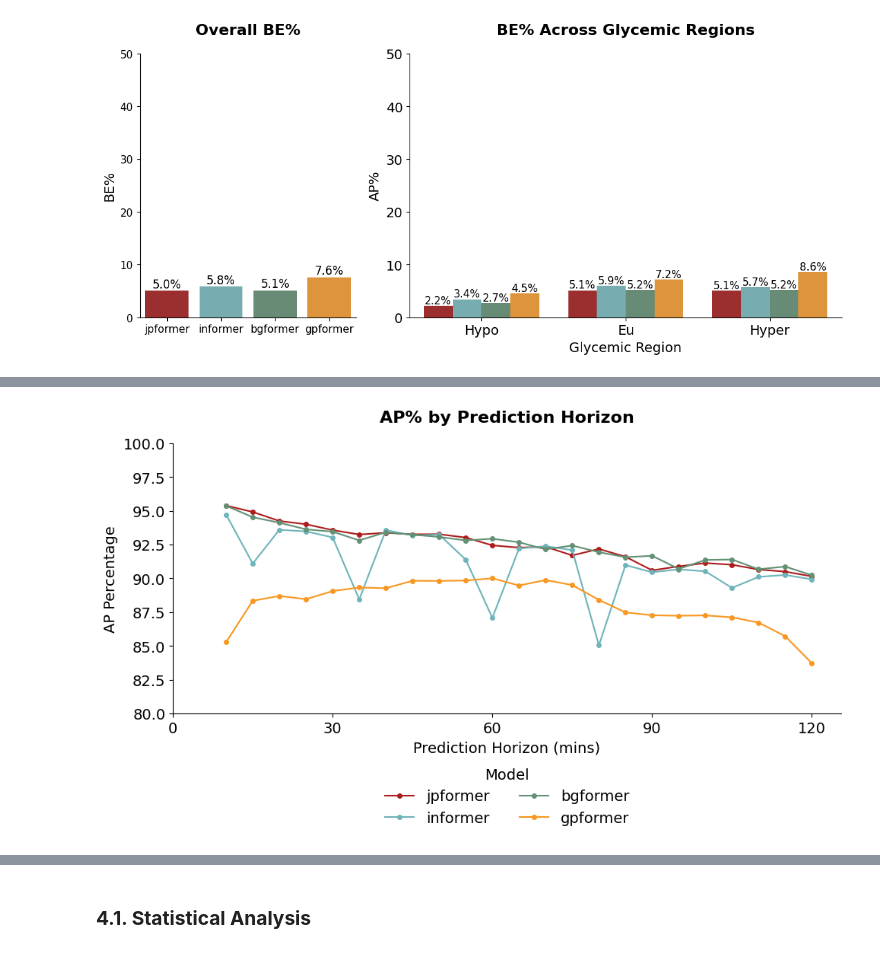
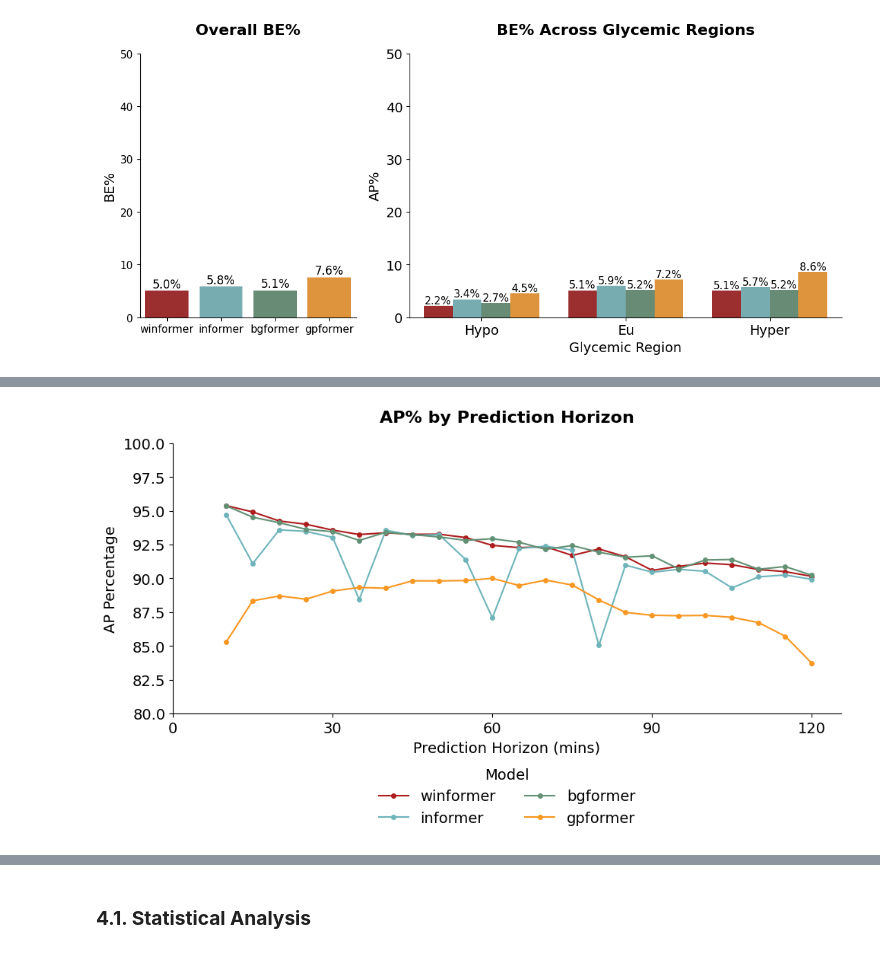
Before and after one commit to JosephPassant/Informer-Blood-Glucose-Prediction, a Jupyter notebook: evaluation/population_model_evaluation/evaluation_of_base_models_ohio_test_set.ipynb, the cells around one changed output, grey strips where cells are left out. Saved outputs shown, nothing was run; the diff lists cells and outputs as text; code cells hidden in the pictures.

```diff
--- a/evaluation/population_model_evaluation/evaluation_of_base_models_ohio_test_set.ipynb
+++ b/evaluation/population_model_evaluation/evaluation_of_base_models_ohio_test_set.ipynb
@@ -345,8 +347,8 @@ for region in regions:
     })
 
     # Process each model
-    for model, df in zip(['jpformer', 'informer', 'bgformer', 'gpformer'],
-                        [jpformer_full_results,
+    for model, df in zip(['winformer', 'informer', 'bgformer', 'gpformer'],
+                        [winformer_full_results,
                          informer_full_results,
                          bgformer_full_results,
                          gpformer_full_results]):
@@ -467,8 +469,8 @@ for region in regions:
         'EP_pct': pd.Series(dtype='float64')
     })
     # Process each model
-    for model, df in zip(['jpformer', 'informer', 'bgformer', 'gpformer'],
-                        [jpformer_full_results,
+    for model, df in zip(['winformer', 'informer', 'bgformer', 'gpformer'],
+                        [winformer_full_results,
                          informer_full_results,
                          bgformer_full_results,
                          gpformer_full_results]):
@@ -591,8 +593,8 @@ for region in regions:
         'EP_pct': pd.Series(dtype='float64')
     })
     # Process each model
-    for model, df in zip(['jpformer', 'informer', 'bgformer', 'gpformer'],
-                        [jpformer_full_results,
+    for model, df in zip(['winformer', 'informer', 'bgformer', 'gpformer'],
+                        [winformer_full_results,
                          informer_full_results,
                          bgformer_full_results,
                          gpformer_full_results]):
@@ -831,14 +833,14 @@ def return_ap_ph_chart(model1, model2, model3, model4, glycemic_region):
     plt.figure(figsize=(10, 6))
 
     # Define custom colors for the models
-    model1_color = (173 / 255, 29 / 255, 30 / 255)  # JPFormer
+    model1_color = (173 / 255, 29 / 255, 30 / 255)  # winformer
     model2_color = (110 / 255, 180 / 255, 186 / 255)  # Infomer
     model3_color = (98 / 255, 145 / 255, 117 / 255)  # BGFormer
     model4_color = (248 / 255, 151 / 255, 33 / 255)  # GPFormer
 
     # Skip the first timepoint (index 5) by starting from the second entry in the table
     plt.plot(model1_timepoint_table.index[1:], model1_timepoint_table['AP_percent'][1:],
-             label='jpformer', marker='o', linestyle='-', markersize=4,
+             label='winformer', marker='o', linestyle='-', markersize=4,
              color=model1_color)
     plt.plot(model2_timepoint_table.index[1:], model2_timepoint_table['AP_percent'][1:],
              label='informer', marker='o', linestyle='-', markersize=4,
@@ -872,13 +874,13 @@ def return_ap_ph_chart(model1, model2, model3, model4, glycemic_region):
     plt.show()
 # %%
 # Call the function with the appropriate arguments'
-return_ap_ph_chart(model1=jpformer_full_results,
+return_ap_ph_chart(model1=winformer_full_results,
                 model2=informer_full_results,
                 model3=bgformer_full_results,
                 model4=gpformer_full_results,
                 glycemic_region='overall')
 # %% [output]
-[figure, old version]
+[figure, new version]
 # %%
 def return_ep_timepoint_summary(model1, model1_name, model2, model2_name, model3, model3_name,
                              model4, model4_name, glycemic_region):
```
Also changed, not shown: parts of 18 cells of this notebook.
